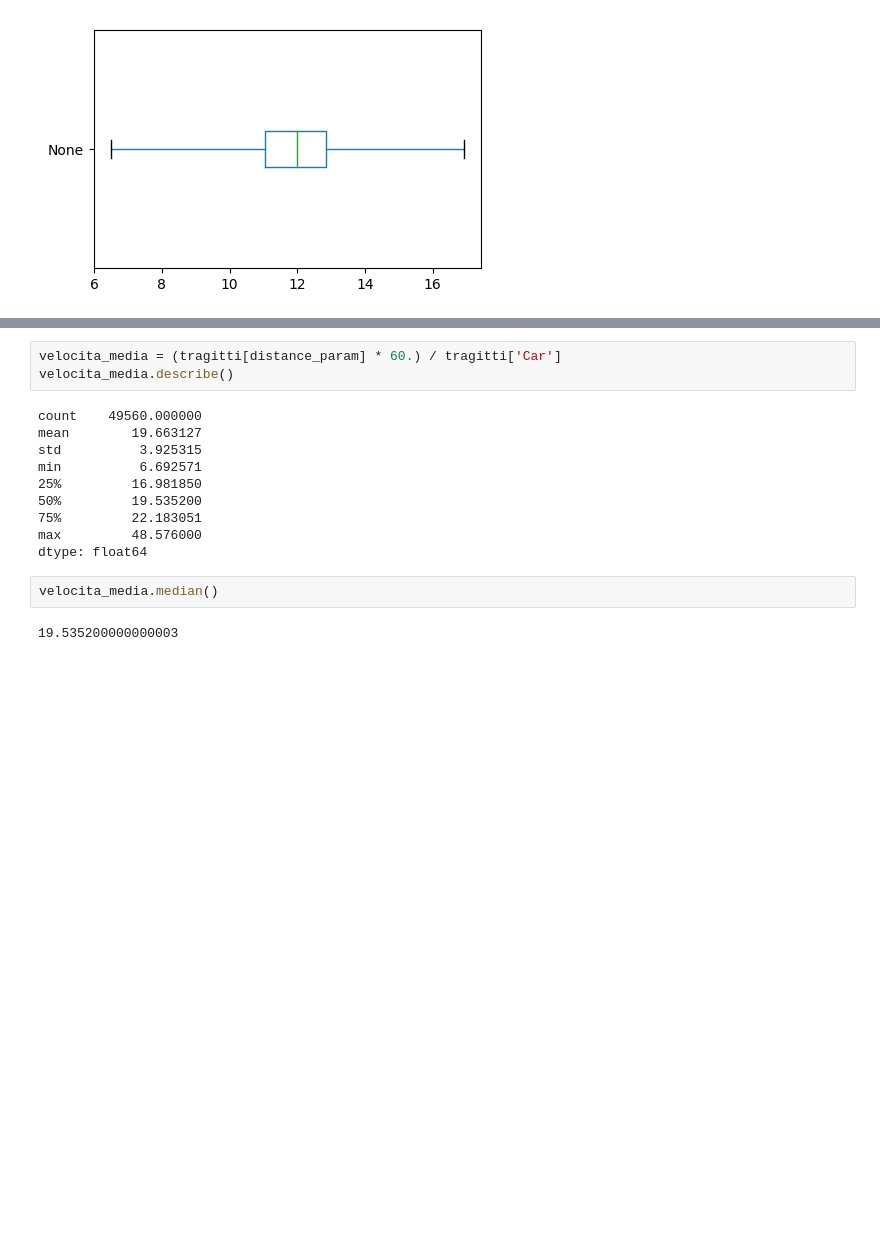
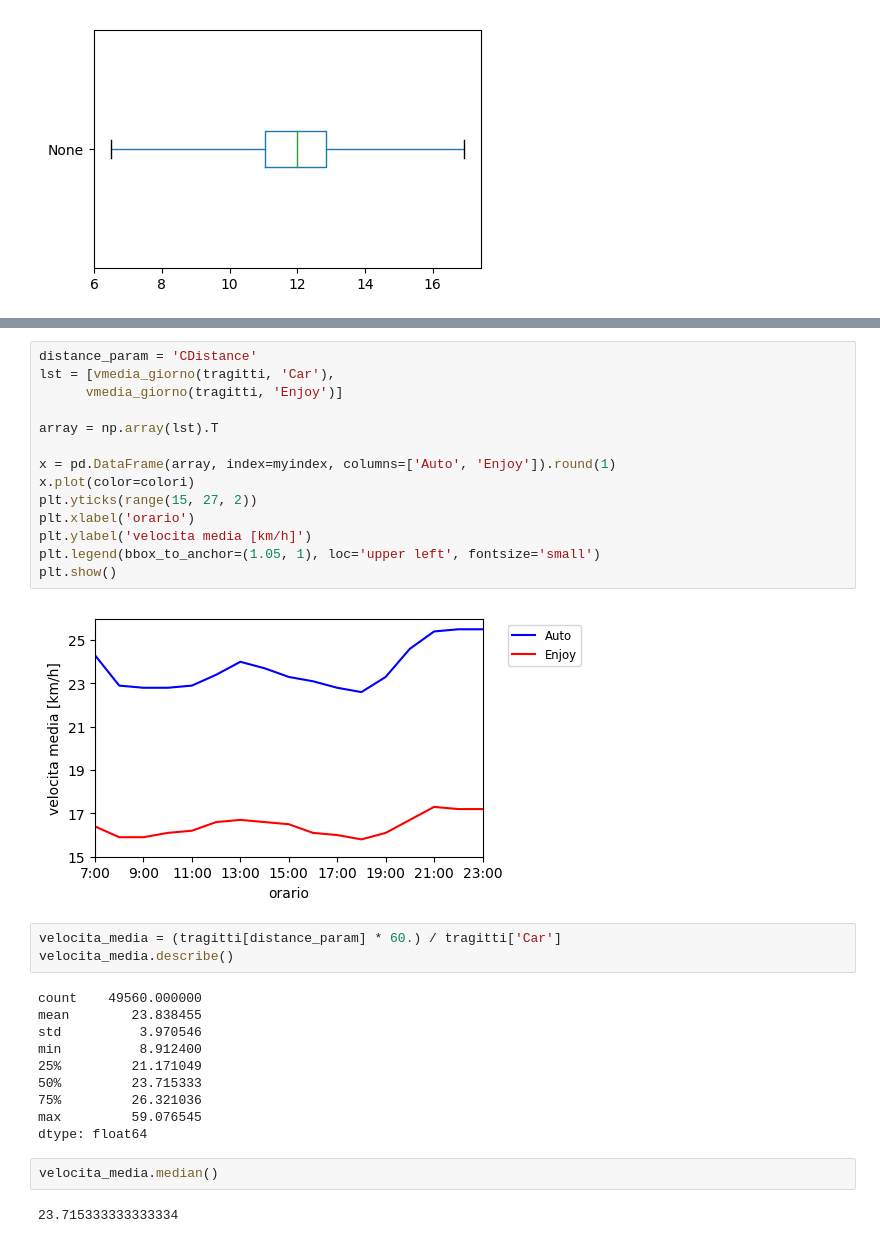
Before and after one commit to mmastrapasqua7/kowalskianalysis, a Jupyter notebook: jupyter/02.0_VariazioneVelocitaMediaMezziInFunzioneDellOrario.ipynb, the cells around one changed output, grey strips where cells are left out. Drawn from its saved outputs; the diff is of its cells as text; blank space fills up the shorter version.

```diff
--- a/jupyter/02.0_VariazioneVelocitaMediaMezziInFunzioneDellOrario.ipynb
+++ b/jupyter/02.0_VariazioneVelocitaMediaMezziInFunzioneDellOrario.ipynb
@@ -137,20 +145,36 @@ plt.show()
+# %%
+distance_param = 'CDistance'
+lst = [vmedia_giorno(tragitti, 'Car'),
+      vmedia_giorno(tragitti, 'Enjoy')]
+
+array = np.array(lst).T
+
+x = pd.DataFrame(array, index=myindex, columns=['Auto', 'Enjoy']).round(1)
+x.plot(color=colori)
+plt.yticks(range(15, 27, 2))
+plt.xlabel('orario')
+plt.ylabel('velocita media [km/h]')
+plt.legend(bbox_to_anchor=(1.05, 1), loc='upper left', fontsize='small')
+plt.show()
+# %% [output]
+[figure, added]
 # %%
 velocita_media = (tragitti[distance_param] * 60.) / tragitti['Car']
 velocita_media.describe()
 # %% [output]
 count    49560.000000
-mean        19.663127
-std          3.925315
-min          6.692571
-25%         16.981850
-50%         19.535200
-75%         22.183051
-max         48.576000
+mean        23.838455
+std          3.970546
+min          8.912400
+25%         21.171049
+50%         23.715333
+75%         26.321036
+max         59.076545
 dtype: float64
 # %%
 velocita_media.median()
 # %% [output]
-19.535200000000003
+23.715333333333334
 # %%
 velocita_media = (tragitti[distance_param] * 60.) / tragitti['Enjoy']
 velocita_media.describe()
```
Also changed, not shown: parts of 14 cells of this notebook, 17 other files.
